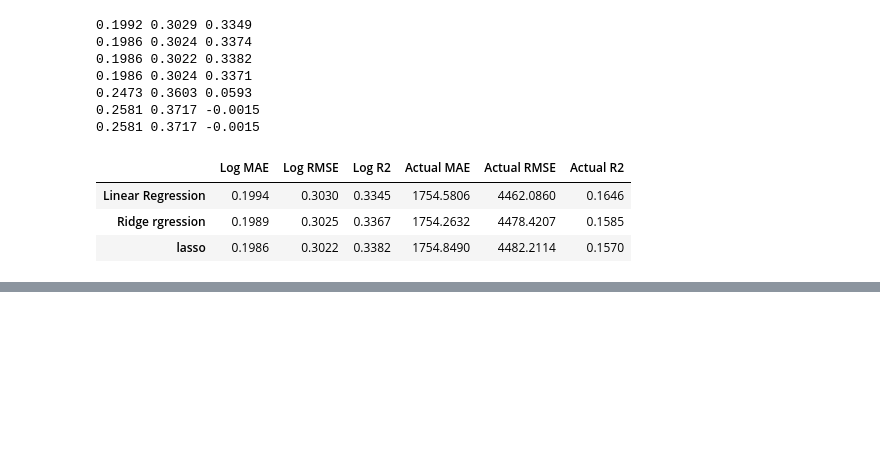
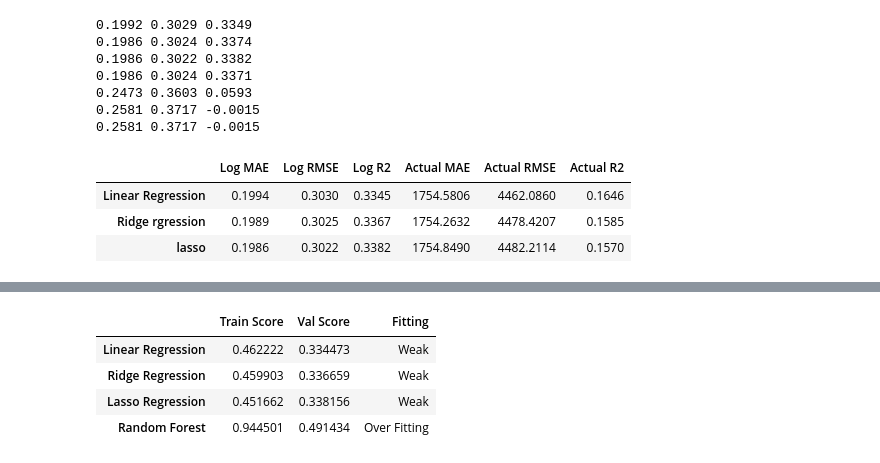
Before and after one commit to DineshMSDian/chennai-pg-price-predictor, a Jupyter notebook: Notebooks/07_Baseline_Modeling.ipynb, the cells around one changed output, grey strips where cells are left out. Saved outputs shown, nothing was run; the diff lists cells and outputs as text; code cells hidden in the pictures; blank space fills up the shorter version.

```diff
--- a/Notebooks/07_Baseline_Modeling.ipynb
+++ b/Notebooks/07_Baseline_Modeling.ipynb
@@ -267,0 +338,12 @@ pd.DataFrame(all_results).T
+# %%
+train_vs_val('Linear Regression', lr, X_train, X_val, y_train, y_val)
+train_vs_val('Ridge Regression', ridge, X_train_scaled, X_val_scaled, y_train, y_val)
+train_vs_val('Lasso Regression', lasso, X_train_scaled, X_val_scaled, y_train, y_val)
+train_vs_val('Random Forest', rf, X_train, X_val, y_train, y_val)
+pd.DataFrame(train_vs_val_result).T
+# %% [output]
+|  | Train Score | Val Score | Fitting |
+| Linear Regression | 0.462222 | 0.334473 | Weak |
+| Ridge Regression | 0.459903 | 0.336659 | Weak |
+| Lasso Regression | 0.451662 | 0.338156 | Weak |
+| Random Forest | 0.944501 | 0.491434 | Over Fitting |
```
Also changed, not shown: parts of 6 cells of this notebook.
